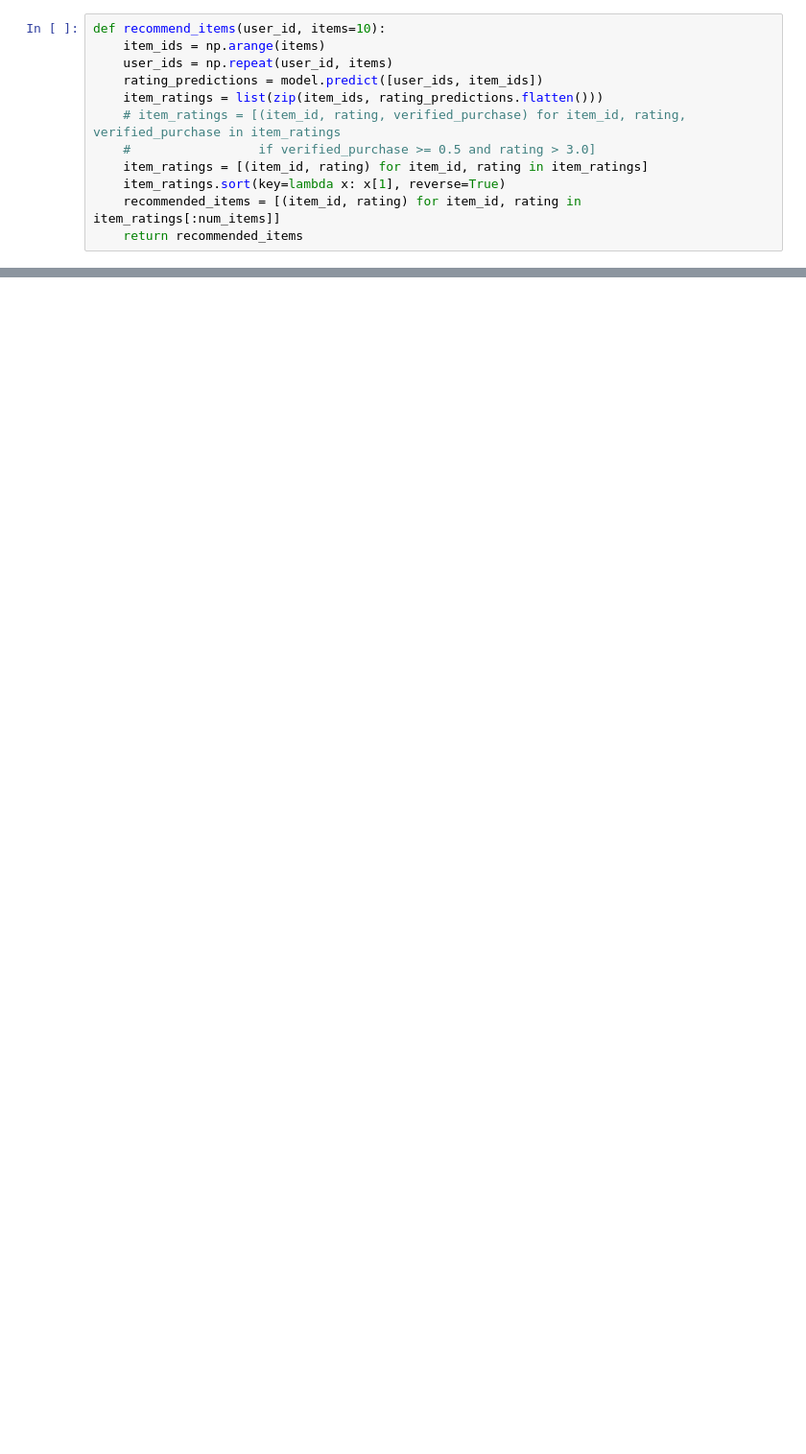
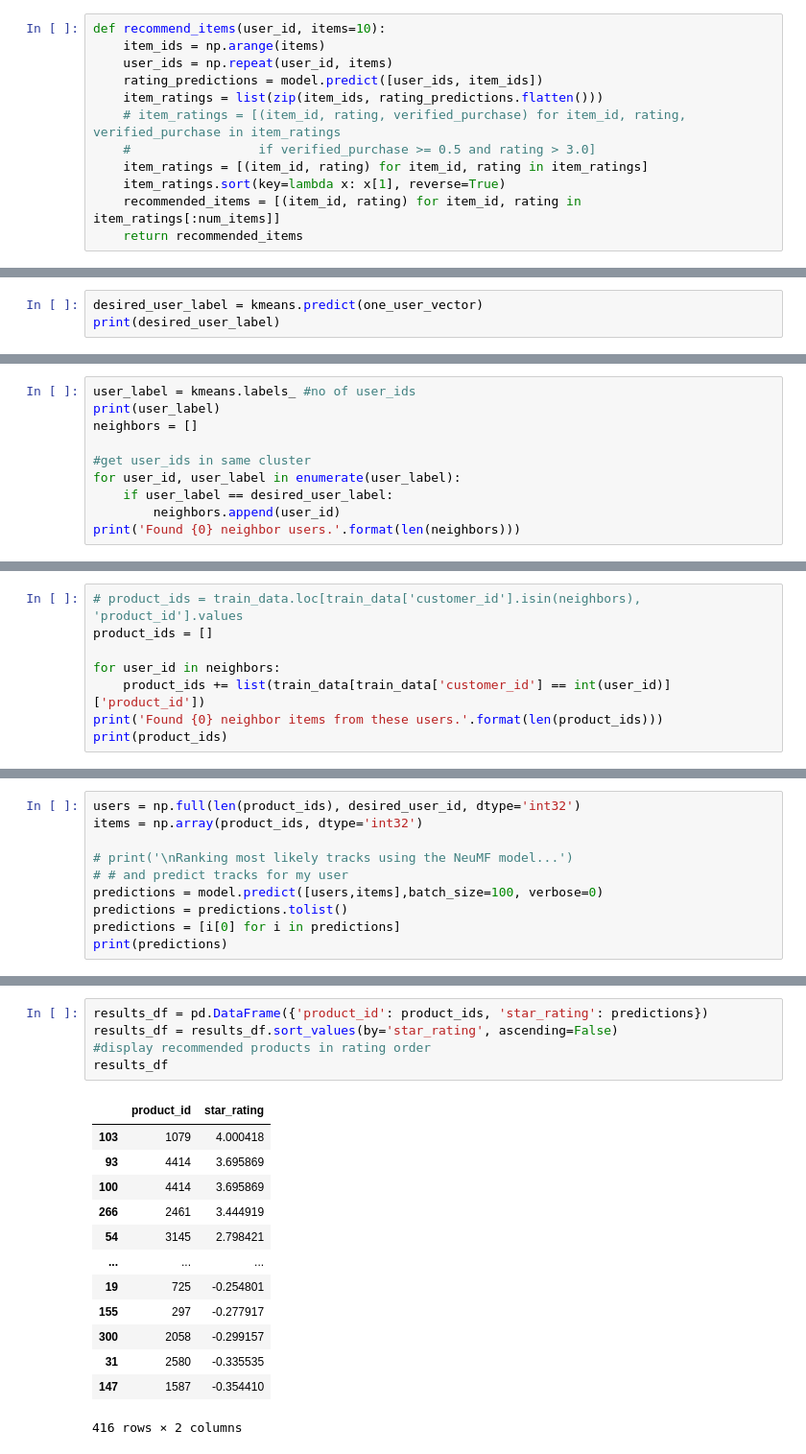
Before and after one commit to Ph1eu/Machine-Learning-And-Data-Mining-II, a Jupyter notebook: NCF.ipynb, the cells around one changed output, grey strips where cells are left out. Shown at 96% size. Drawn from its saved outputs; the diff is of its cells as text; blank space fills up the shorter version.

```diff
--- a/NCF.ipynb
+++ b/NCF.ipynb
@@ -177,0 +245,3 @@ print(res)
+# %%
+desired_user_label = kmeans.predict(one_user_vector)
+print(desired_user_label)
@@ -177,0 +250,10 @@ print(res)
+# %%
+user_label = kmeans.labels_ #no of user_ids
+print(user_label)
+neighbors = []
+
+#get user_ids in same cluster
+for user_id, user_label in enumerate(user_label):
+    if user_label == desired_user_label:
+        neighbors.append(user_id)
+print('Found {0} neighbor users.'.format(len(neighbors)))
@@ -177,0 +263,8 @@ print(res)
+# %%
+# product_ids = train_data.loc[train_data['customer_id'].isin(neighbors), 'product_id'].values
+product_ids = []
+
+for user_id in neighbors:
+    product_ids += list(train_data[train_data['customer_id'] == int(user_id)]['product_id'])
+print('Found {0} neighbor items from these users.'.format(len(product_ids)))
+print(product_ids)
@@ -177,0 +274,10 @@ print(res)
+# %%
+users = np.full(len(product_ids), desired_user_id, dtype='int32')
+items = np.array(product_ids, dtype='int32')
+
+# print('\nRanking most likely tracks using the NeuMF model...')
+# # and predict tracks for my user
+predictions = model.predict([users,items],batch_size=100, verbose=0)
+predictions = predictions.tolist()
+predictions = [i[0] for i in predictions]
+print(predictions)
@@ -177,0 +286,19 @@ print(res)
+# %%
+results_df = pd.DataFrame({'product_id': product_ids, 'star_rating': predictions})
+results_df = results_df.sort_values(by='star_rating', ascending=False)
+#display recommended products in rating order
+results_df
+# %% [output]
+|  | product_id | star_rating |
+| 103 | 1079 | 4.000418 |
+| 93 | 4414 | 3.695869 |
+| 100 | 4414 | 3.695869 |
+| 266 | 2461 | 3.444919 |
+| 54 | 3145 | 2.798421 |
+| ... | ... | ... |
+| 19 | 725 | -0.254801 |
+| 155 | 297 | -0.277917 |
+| 300 | 2058 | -0.299157 |
+| 31 | 2580 | -0.335535 |
+| 147 | 1587 | -0.354410 |
+416 rows × 2 columns
```
Also changed, not shown: parts of 19 cells of this notebook.
